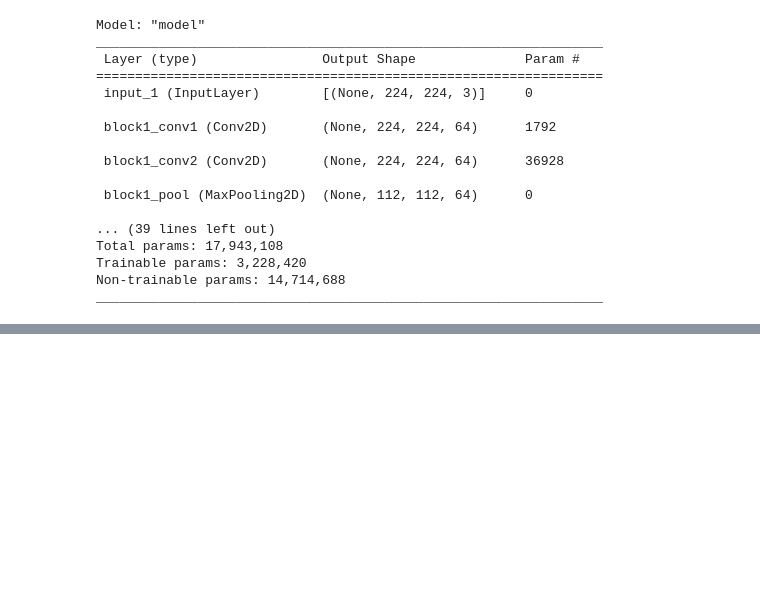
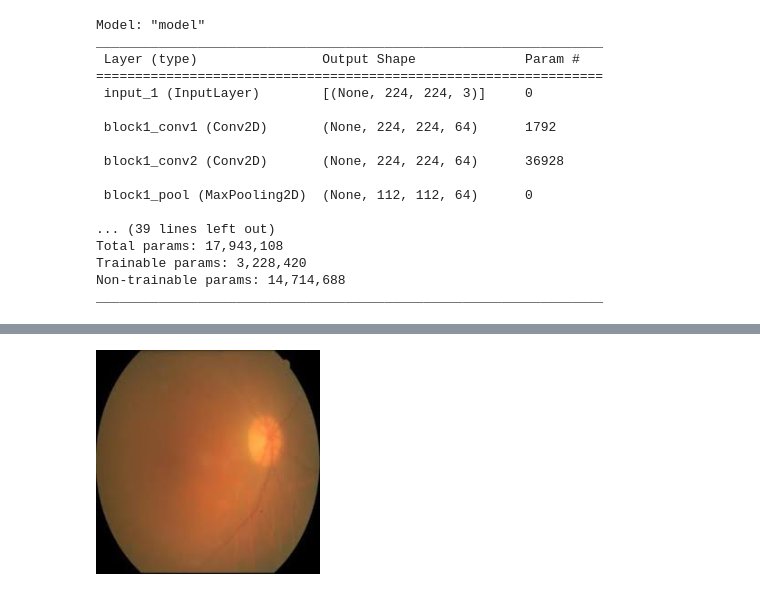
Before and after one commit to md-marop-hossain/Ocular-Disease-Recognition-Project-CSE499A, a Jupyter notebook: ODR(Normal,_Cataract,_Diabetes,_and_Glaucoma)_using_different_Model.ipynb, the cells around one changed output, grey strips where cells are left out. Cells and saved outputs as stored; diff of their text form; code cells hidden in the pictures; blank space fills up the shorter version.

```diff
--- a/ODR(Normal,_Cataract,_Diabetes,_and_Glaucoma)_using_different_Model.ipynb
+++ b/ODR(Normal,_Cataract,_Diabetes,_and_Glaucoma)_using_different_Model.ipynb
@@ -334,0 +563,11 @@ Y_test = np.argmax(Y_test, axis=1)
+# %%
+#Loading in new image
+
+new_image = cv.imread('/content/test_image.png')
+new_image = cv.cvtColor(new_image, cv.COLOR_BGR2RGB)
+new_image = cv.resize(new_image, (224, 224))
+# %%
+from google.colab.patches import cv2_imshow
+cv2_imshow(new_image)
+# %% [output]
+[figure, added]
```
Also changed, not shown: parts of 43 cells of this notebook.
